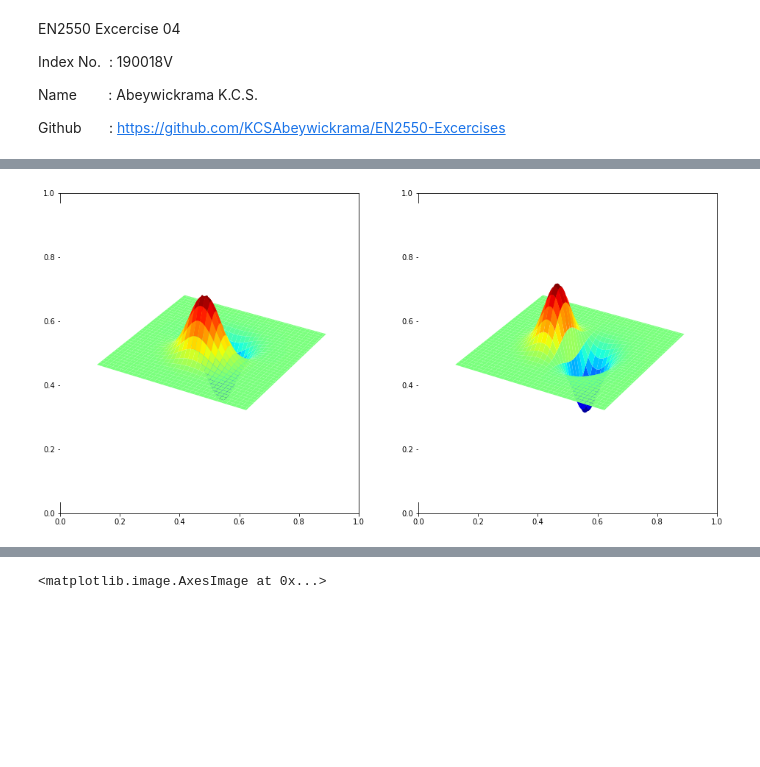
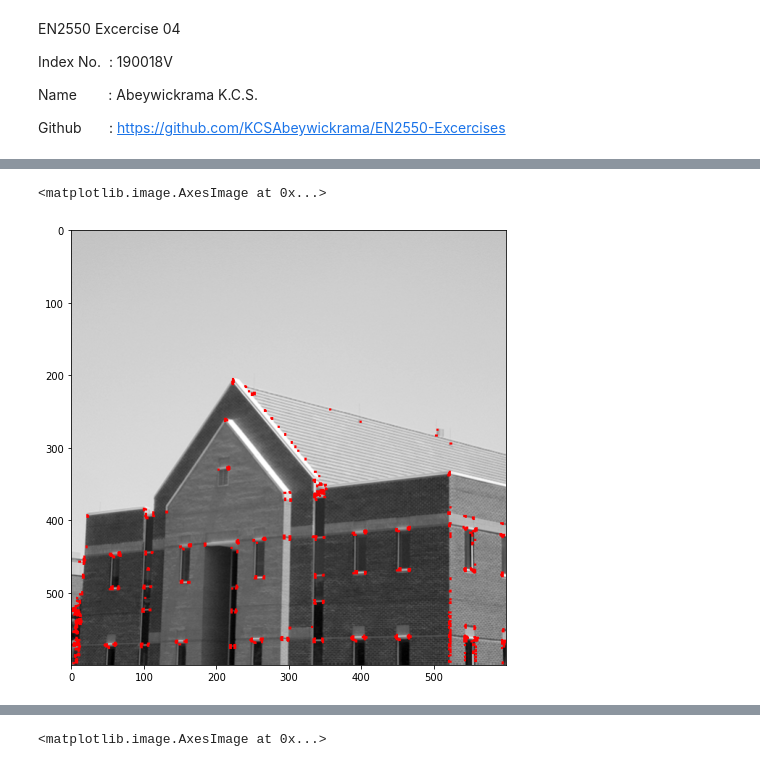
Before and after one commit to KCSAbeywickrama/EN2550-Excercises, a Jupyter notebook: Exercise_04/190018V_Ex04.ipynb, the cells around one changed output, grey strips where cells are left out. Saved outputs shown, nothing was run; the diff lists cells and outputs as text; code cells hidden in the pictures; blank space fills up the shorter version.

```diff
--- a/Exercise_04/190018V_Ex04.ipynb
+++ b/Exercise_04/190018V_Ex04.ipynb
@@ -48,30 +45,17 @@ surf2=ax2.plot_surface(xx,yy,g_y,cmap=cm.jet,linewidth=0,antialiased=True)
-# %%
-import cv2 as cv
-import matplotlib.pyplot as plt
-import numpy as np
-from mpl_toolkits.mplot3d import Axes3D
-from matplotlib import cm
-
-fig , ax = plt.subplots(1,2,figsize=(16,8))
-ax1 = fig.add_subplot(121,projection ='3d')
-ax2 = fig.add_subplot(122,projection ='3d')
-
-delta = 0.1
-XX , YY = np.meshgrid(np.arange(-5 , 5 + delta, delta),np.arange(-5 , 5+delta,delta))
-
-sigma = 1
-g = np.exp(-(XX**2 + YY**2)/(2*sigma**2))
-g /= np.sum(g)
-sobel_v = np.array([[-1,-2,-1],[0,0,0],[1,2,1]],dtype=np.float32)
-g_x = cv.filter2D(g, -1 , sobel_v)
-
-sobel_h = np.transpose(sobel_v).astype(np.float32)
-g_y = cv.filter2D(g, -1 , sobel_h)
-
-surf1 = ax1.plot_surface(XX,YY,g_x,cmap=cm.jet, linewidth=0,antialiased =True)
-surf2 = ax2.plot_surface(XX,YY,g_y,cmap=cm.jet, linewidth=0,antialiased =True)
-ax1.axis('off')
-ax2.axis('off')
-plt.show()
-# %% [output]
-[figure, removed]
+# %%
+# 2
+im=cv.imread('building.tif',cv.IMREAD_COLOR)
+assert im is not None
+
+gray=cv.cvtColor(im,cv.COLOR_BGR2GRAY)
+gray=np.float32(gray)
+dst=cv.cornerHarris(gray,2,3,0.04)
+
+dst=cv.dilate(dst,None)
+im[dst>0.01*dst.max()]=[255,0,0]
+
+fig,ax=plt.subplots(1,1,figsize=(8,8))
+ax.imshow(im)
+# %% [output]
+<matplotlib.image.AxesImage at 0x...>
+[figure, added]
```
Also changed, not shown: parts of 4 cells of this notebook.
